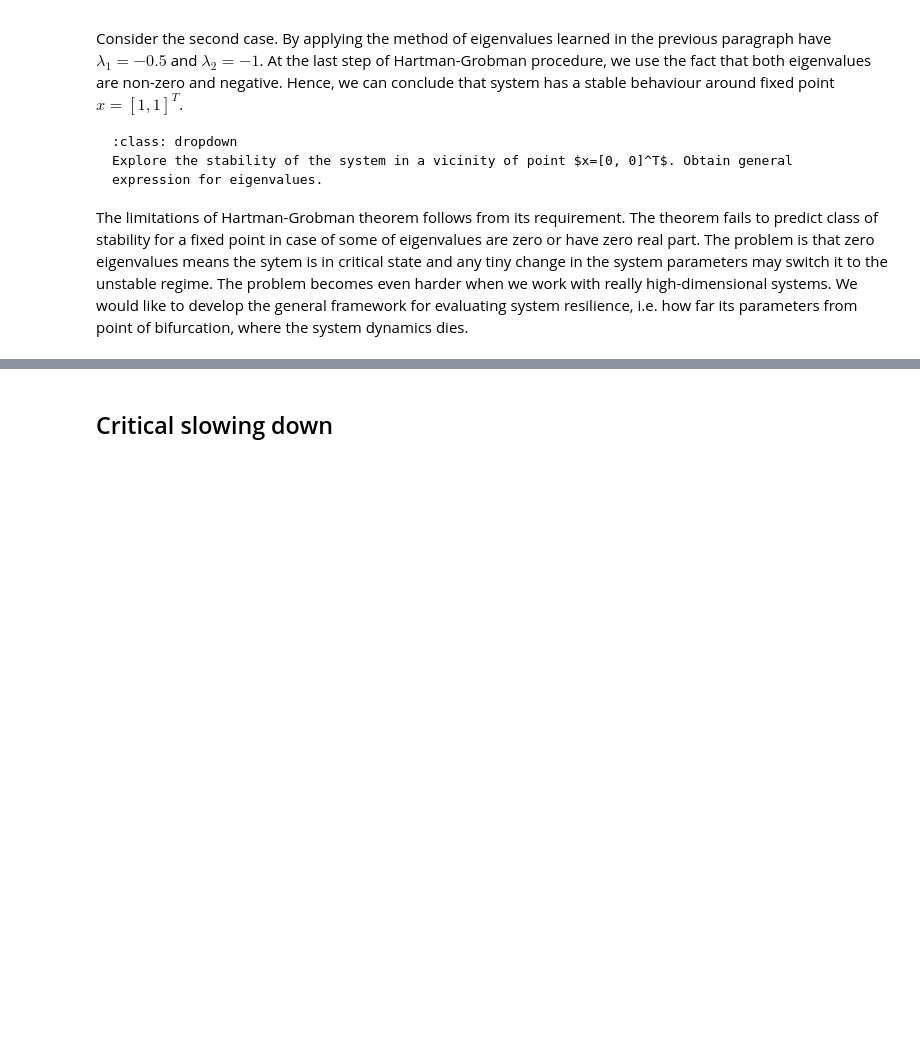
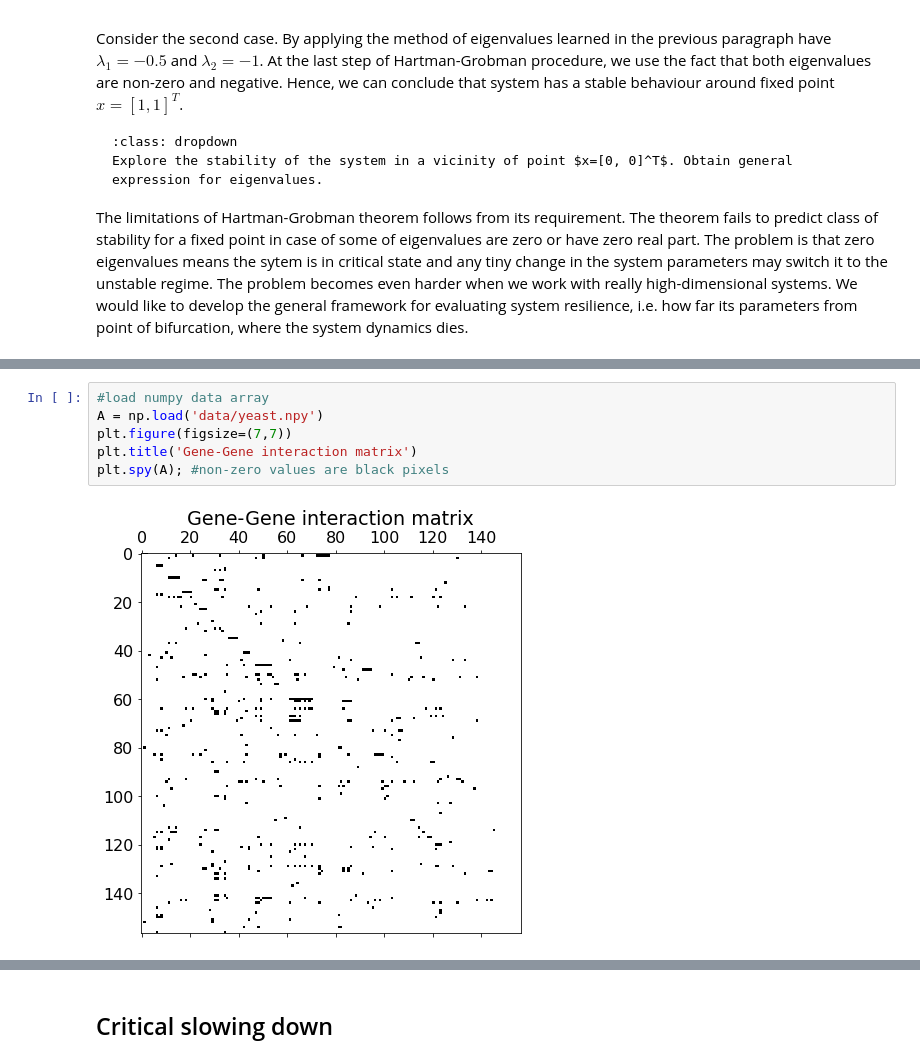
Before and after one commit to ComputationalAgingLab/computational_aging_course, a Jupyter notebook: _sources/dyn/system_resilience.ipynb, the cells around one changed output, grey strips where cells are left out. Saved outputs shown, nothing was run; the diff lists cells and outputs as text; blank space fills up the shorter version.

```diff
--- a/_sources/dyn/system_resilience.ipynb
+++ b/_sources/dyn/system_resilience.ipynb
@@ -918,0 +978,8 @@ Note this all deterministic
+# %%
+#load numpy data array
+A = np.load('data/yeast.npy')
+plt.figure(figsize=(7,7))
+plt.title('Gene-Gene interaction matrix')
+plt.spy(A); #non-zero values are black pixels
+# %% [output]
+[figure, added]
```
Also changed, not shown: parts of 18 cells of this notebook, 11 other files.
